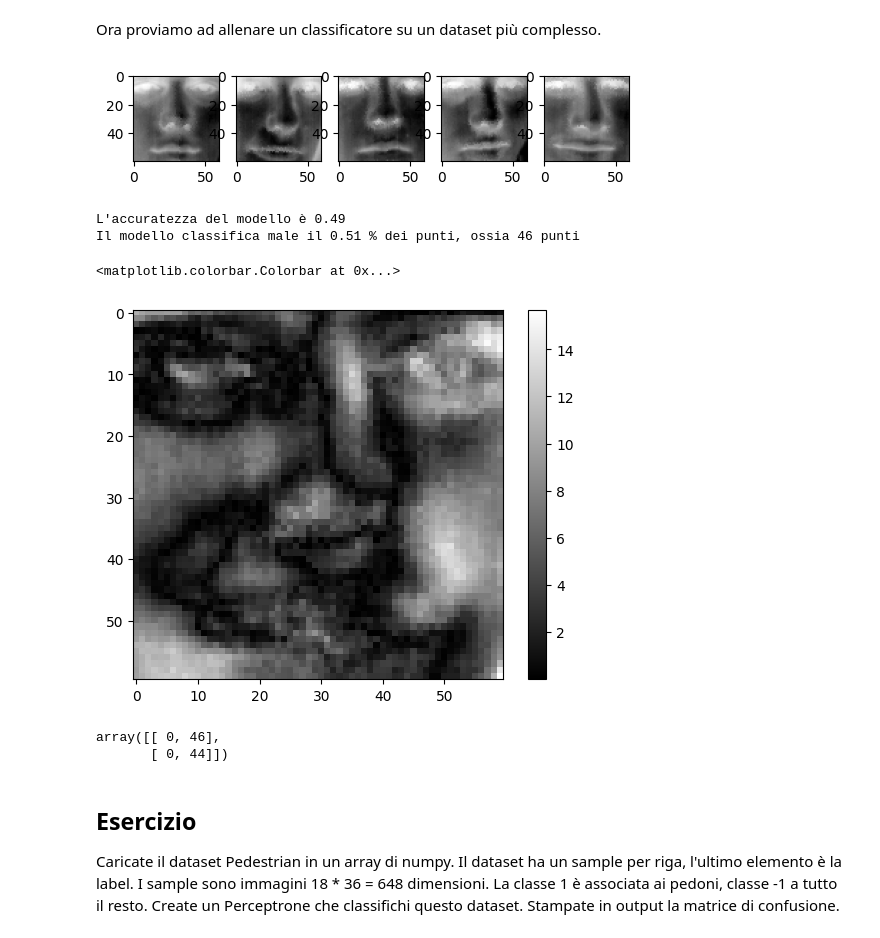
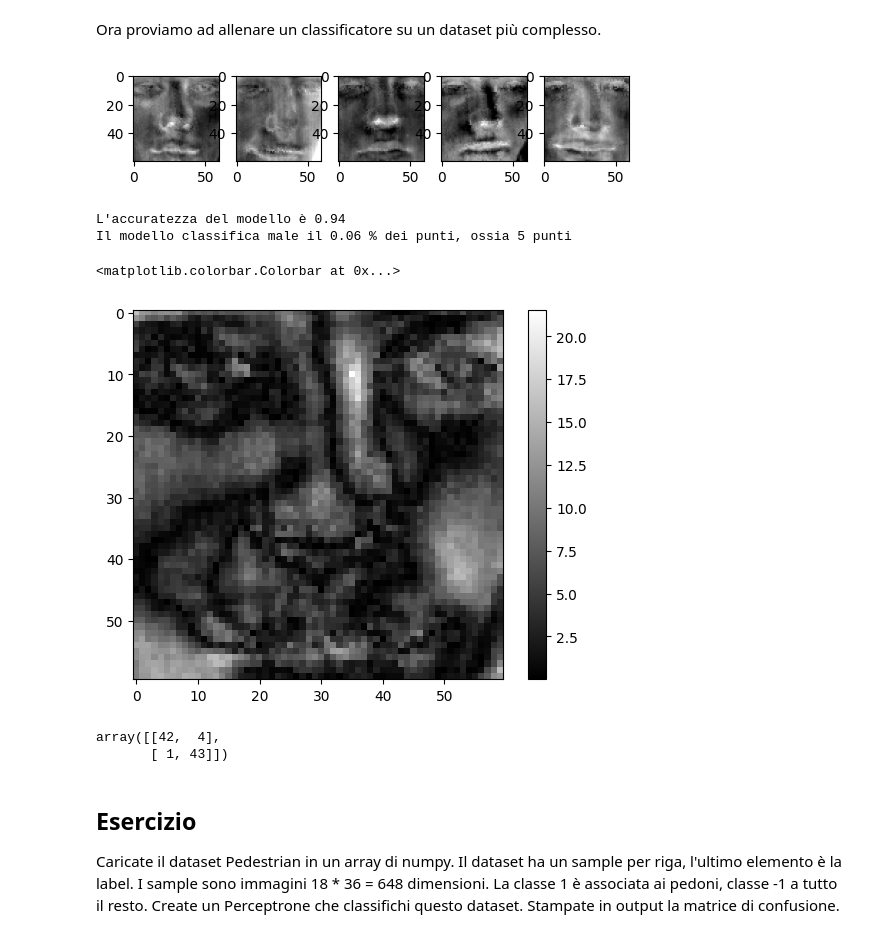
Before and after one commit to zangobot/BusinessAnalytics_TeachingMaterial, a Jupyter notebook: Esercitazione 4 - Lasso e Perceptrone.ipynb, the cells around one changed output. Drawn from its saved outputs; the diff is of its cells as text; code cells hidden in the pictures.

```diff
--- a/Esercitazione 4 - Lasso e Perceptrone.ipynb
+++ b/Esercitazione 4 - Lasso e Perceptrone.ipynb
@@ -121,30 +121,34 @@ Il modello classifica male il 0.00 % dei punti, ossia 0 punti
 # %% [markdown]
 Ora proviamo ad allenare un classificatore su un dataset più complesso.
 # %%
+from sklearn.preprocessing import MinMaxScaler
+
+
 def create_face_dataset():
     with open('dati/face_x.txt') as h:
         all_faces = h.readlines()
     for i, f in enumerate(all_faces):
         f = [float(w) for w in f.split(' ')]
         all_faces[i] = np.array(f)
 
     X = np.array(all_faces)
     with open('dati/face_y.txt') as h:
         labels = h.readlines()
     for i, f in enumerate(labels):
         labels[i] = int(float(f.strip('\n')))
 
     Y = np.array(labels)
+    X = MinMaxScaler().fit_transform(X)
     return X, Y
 
 
 Xf, Yf = create_face_dataset()
 
 for i in range(5):
     plt.subplot(1, 5, i + 1)
     plt.imshow(Xf[i, :].reshape(60, 60), cmap='gray')
 # %% [output]
-[figure, old version]
+[figure, new version]
 # %%
 perceptron = Perceptron()
 perceptron.fit(Xf, Yf)
@@ -152,17 +156,17 @@ compute_accuracy(perceptron, Xf, Yf)
 plt.imshow(np.abs(perceptron.coef_).reshape(60, 60), cmap='gray')
 plt.colorbar()
 # %% [output]
-L'accuratezza del modello è 0.49
-Il modello classifica male il 0.51 % dei punti, ossia 46 punti
+L'accuratezza del modello è 0.94
+Il modello classifica male il 0.06 % dei punti, ossia 5 punti
 <matplotlib.colorbar.Colorbar at 0x...>
-[figure, old version]
+[figure, new version]
 # %%
 from sklearn.metrics import confusion_matrix
 
 confusion_matrix(Yf, perceptron.predict(Xf))
 # %% [output]
-array([[ 0, 46],
-       [ 0, 44]])
+array([[42,  4],
+       [ 1, 43]])
 # %% [markdown]
 ## Esercizio
 
```
